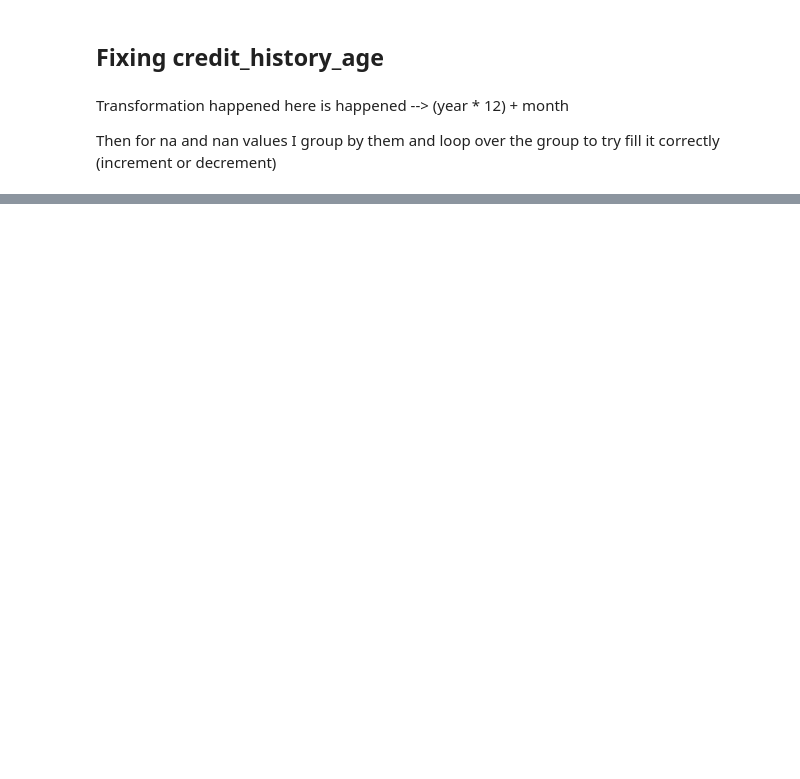
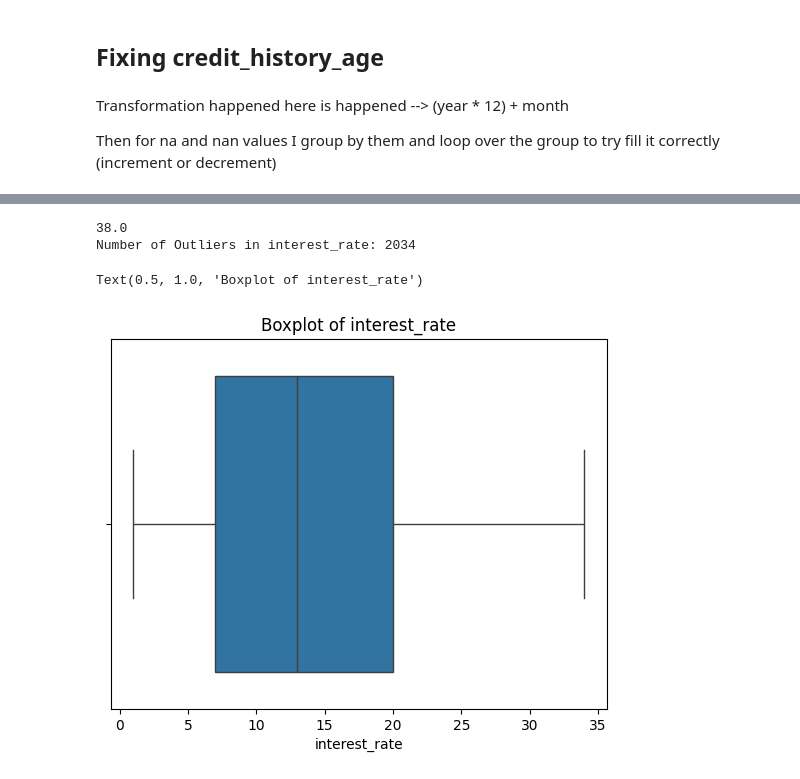
Before and after one commit to ahmedokka29/credit-score-classification, a Jupyter notebook: Why_not.ipynb, the cells around one changed output, grey strips where cells are left out. Saved outputs shown, nothing was run; the diff lists cells and outputs as text; code cells hidden in the pictures; blank space fills up the shorter version.

```diff
--- a/Why_not.ipynb
+++ b/Why_not.ipynb
@@ -331,0 +431,18 @@ None
+# %%
+q1 = train_df_new['interest_rate'].quantile(0.25)
+q3 = train_df_new['interest_rate'].quantile(0.75)
+iqr = q3 - q1
+lower_bound = q1 - 1.5 * iqr
+upper_bound = q3 + 1.5 * iqr
+print(upper_bound)
+interest_rate_outliers = train_df_new[train_df_new['interest_rate'] > upper_bound]['interest_rate'].count()
+print(f'Number of Outliers in interest_rate: {interest_rate_outliers}')
+# remove outliers and replace them with mode by grouping by customer_id
+train_df_new.loc[train_df_new['interest_rate'] > upper_bound, 'interest_rate'] = train_df_new.groupby('customer_id')['interest_rate'].transform(lambda x: x.mode()[0])
+sns.boxplot(x=train_df_new['interest_rate'])
+plt.title(f'Boxplot of interest_rate')
+# %% [output]
+38.0
+Number of Outliers in interest_rate: 2034
+Text(0.5, 1.0, 'Boxplot of interest_rate')
+[figure, added]
```
Also changed, not shown: parts of 33 cells of this notebook, 3 other files.
